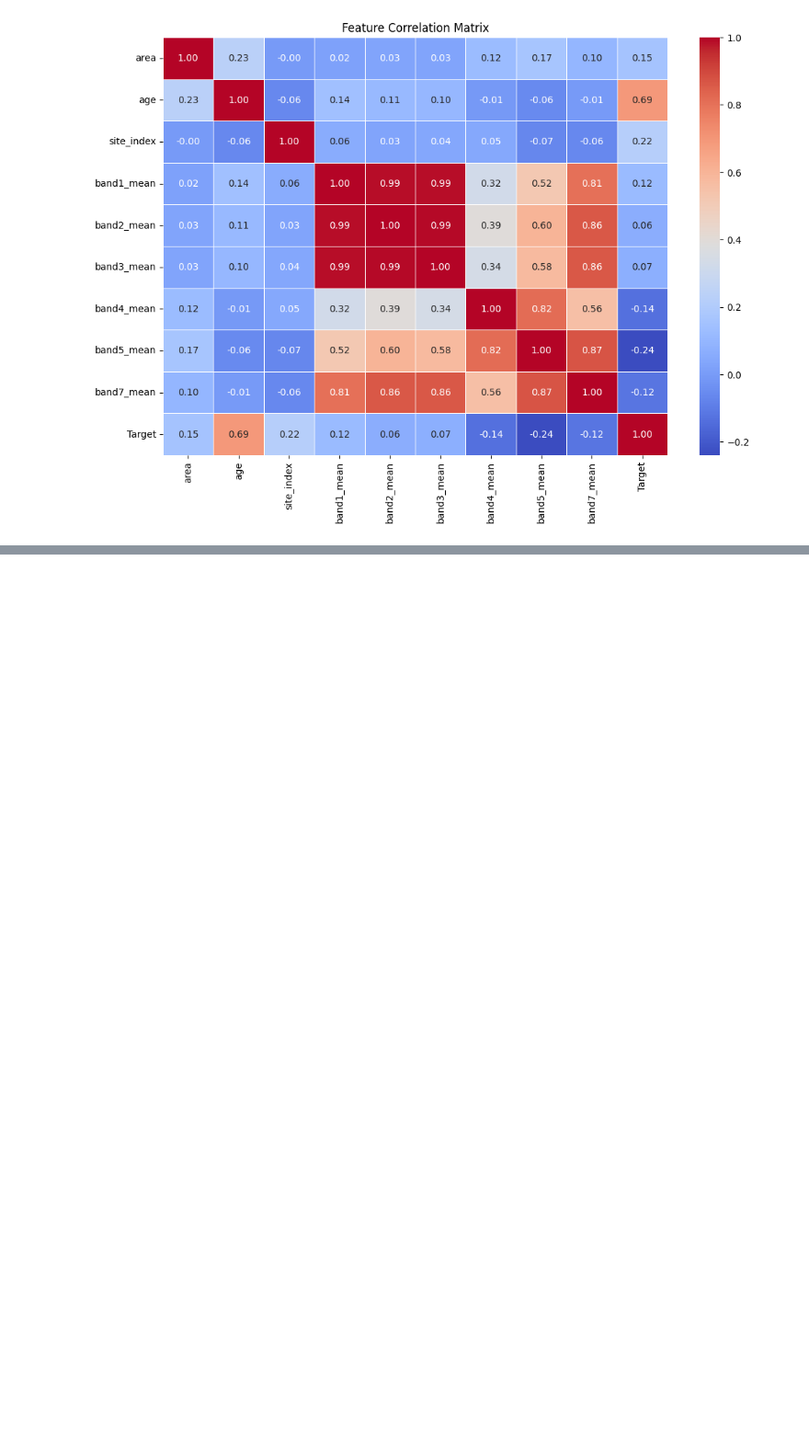
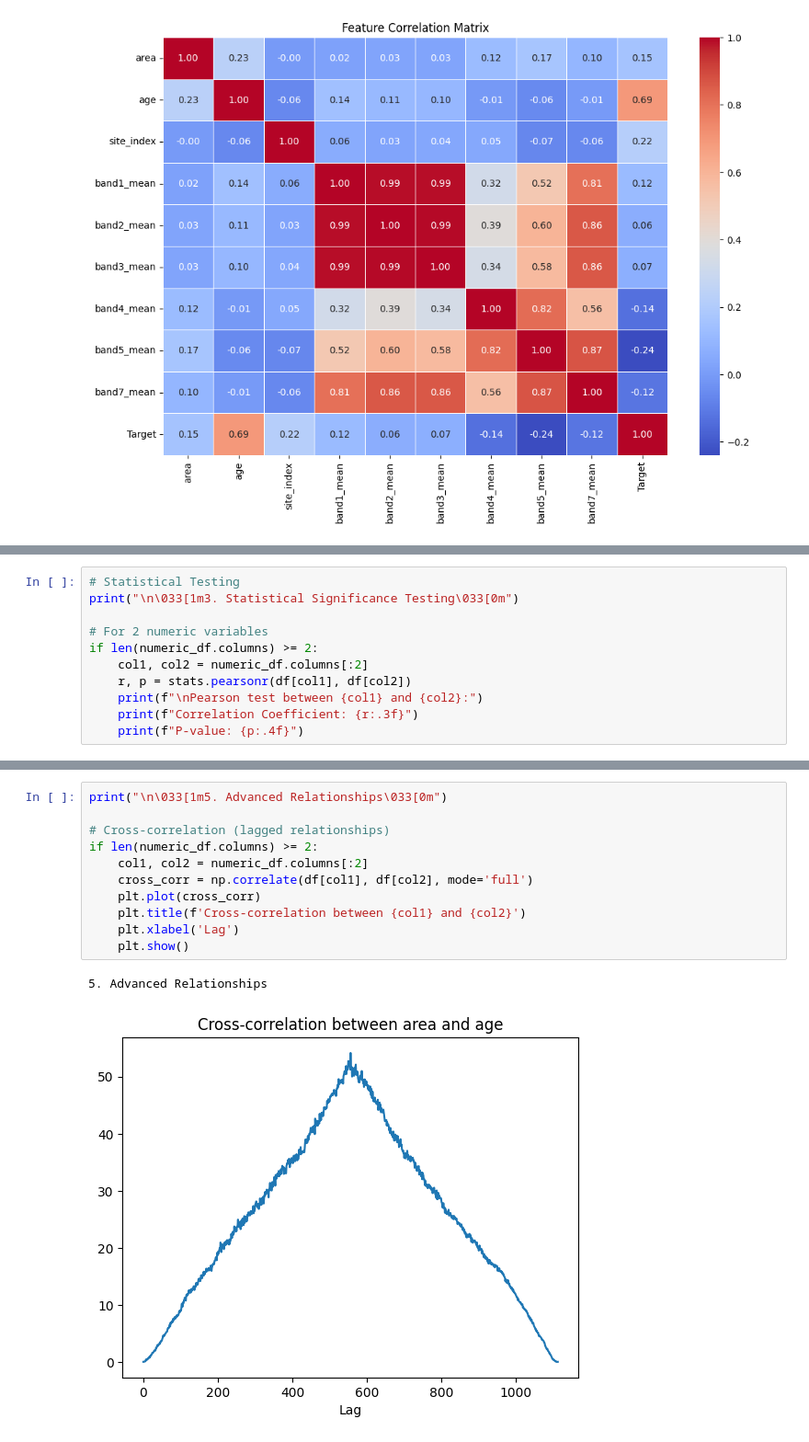
Before and after one commit to KaxitPandya/699-Project, a Jupyter notebook: ECE_699A.ipynb, the cells around one changed output, grey strips where cells are left out. Shown at 92% size. Saved outputs shown, nothing was run; the diff lists cells and outputs as text; blank space fills up the shorter version.

```diff
--- a/ECE_699A.ipynb
+++ b/ECE_699A.ipynb
@@ -90,0 +156,11 @@ plt.show()
+# %%
+# Statistical Testing
+print("\n\033[1m3. Statistical Significance Testing\033[0m")
+
+# For 2 numeric variables
+if len(numeric_df.columns) >= 2:
+    col1, col2 = numeric_df.columns[:2]
+    r, p = stats.pearsonr(df[col1], df[col2])
+    print(f"\nPearson test between {col1} and {col2}:")
+    print(f"Correlation Coefficient: {r:.3f}")
+    print(f"P-value: {p:.4f}")
@@ -90,0 +190,14 @@ plt.show()
+# %%
+print("\n\033[1m5. Advanced Relationships\033[0m")
+
+# Cross-correlation (lagged relationships)
+if len(numeric_df.columns) >= 2:
+    col1, col2 = numeric_df.columns[:2]
+    cross_corr = np.correlate(df[col1], df[col2], mode='full')
+    plt.plot(cross_corr)
+    plt.title(f'Cross-correlation between {col1} and {col2}')
+    plt.xlabel('Lag')
+    plt.show()
+# %% [output]
+5. Advanced Relationships
+[figure, added]
```
Also changed, not shown: parts of 5 cells of this notebook.
